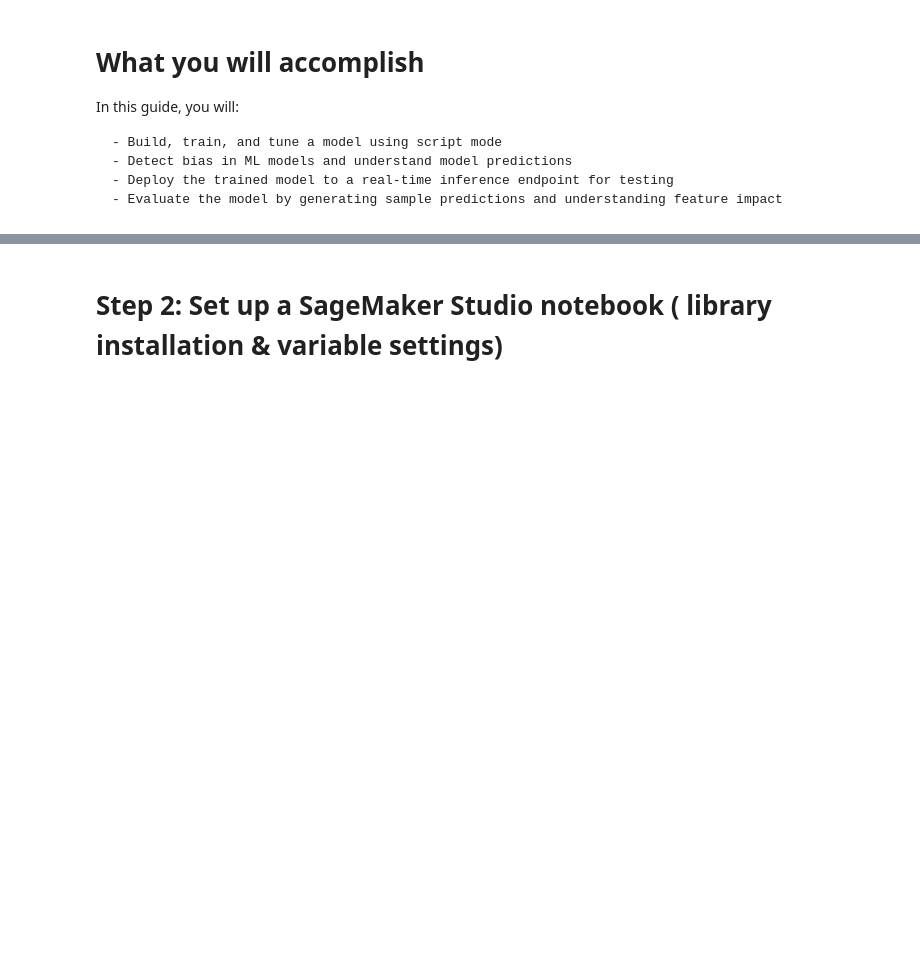
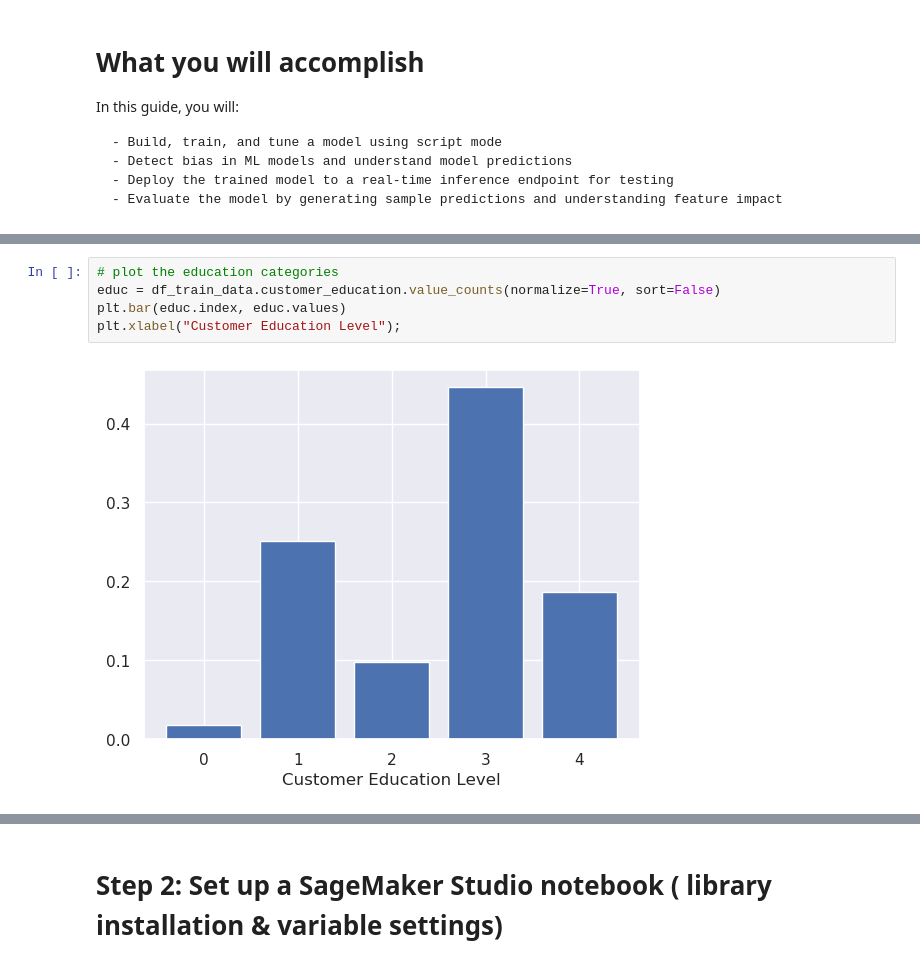
Before and after one commit to anupam-dewan/SMRampup, a Jupyter notebook: 01_TrainMLModel.ipynb, the cells around one changed output, grey strips where cells are left out. Drawn from its saved outputs; the diff is of its cells as text; blank space fills up the shorter version.

```diff
--- a/01_TrainMLModel.ipynb
+++ b/01_TrainMLModel.ipynb
@@ -21,0 +91,7 @@ Six months later her new teammate, Christina, sees a deprecation in the performa
+# %%
+# plot the education categories
+educ = df_train_data.customer_education.value_counts(normalize=True, sort=False)
+plt.bar(educ.index, educ.values)
+plt.xlabel("Customer Education Level");
+# %% [output]
+[figure, added]
```
Also changed, not shown: parts of 28 cells of this notebook.
